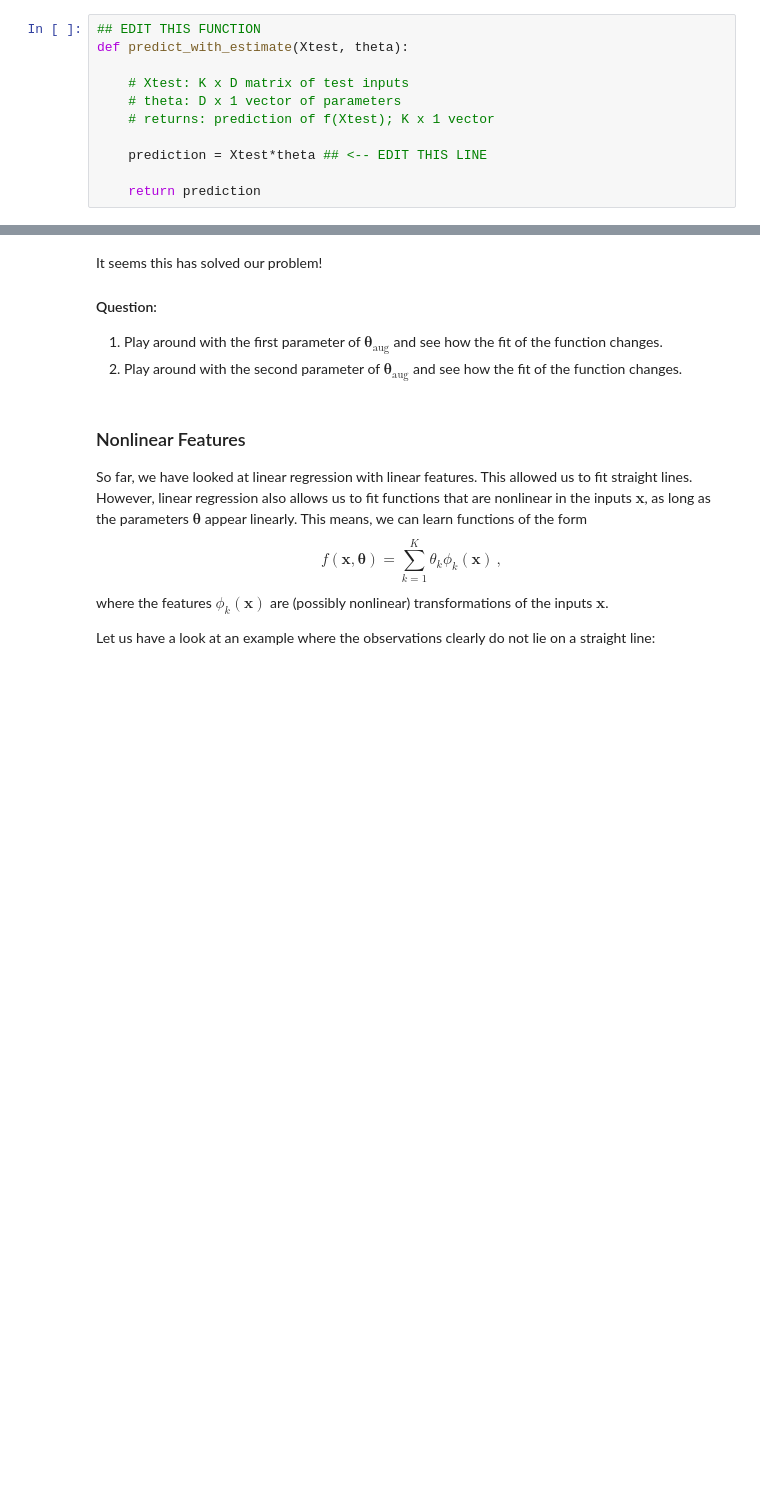
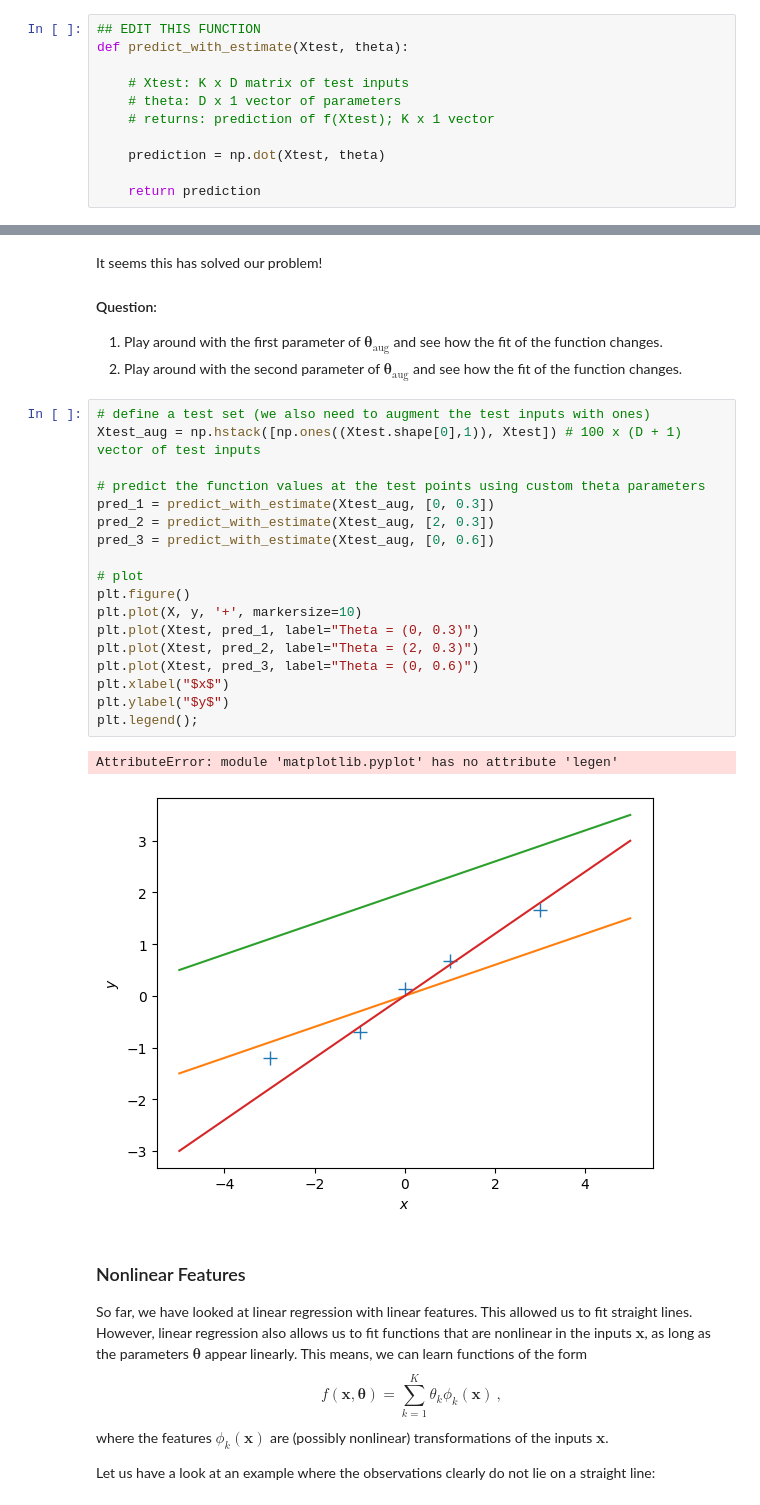
Before and after one commit to albamr09/MML, a Jupyter notebook: 09_Linear_Regression/tutorial_linear_regression.ipynb, the cells around one changed output, grey strips where cells are left out. Drawn from its saved outputs; the diff is of its cells as text; blank space fills up the shorter version.

```diff
--- a/09_Linear_Regression/tutorial_linear_regression.ipynb
+++ b/09_Linear_Regression/tutorial_linear_regression.ipynb
@@ -72,7 +70,7 @@ def predict_with_estimate(Xtest, theta):
     # theta: D x 1 vector of parameters
     # returns: prediction of f(Xtest); K x 1 vector
 
-    prediction = Xtest*theta ## <-- EDIT THIS LINE
+    prediction = np.dot(Xtest, theta)
 
     return prediction
 # %% [markdown]
@@ -239,6 +247,27 @@ It seems this has solved our problem!
 #### Question:
 1. Play around with the first parameter of $\boldsymbol\theta_{\text{aug}}$ and see how the fit of the function changes.
 2. Play around with the second parameter of $\boldsymbol\theta_{\text{aug}}$ and see how the fit of the function changes.
+# %%
+# define a test set (we also need to augment the test inputs with ones)
+Xtest_aug = np.hstack([np.ones((Xtest.shape[0],1)), Xtest]) # 100 x (D + 1) vector of test inputs
+
+# predict the function values at the test points using custom theta parameters
+pred_1 = predict_with_estimate(Xtest_aug, [0, 0.3])
+pred_2 = predict_with_estimate(Xtest_aug, [2, 0.3])
+pred_3 = predict_with_estimate(Xtest_aug, [0, 0.6])
+
+# plot
+plt.figure()
+plt.plot(X, y, '+', markersize=10)
+plt.plot(Xtest, pred_1, label="Theta = (0, 0.3)")
+plt.plot(Xtest, pred_2, label="Theta = (2, 0.3)")
+plt.plot(Xtest, pred_3, label="Theta = (0, 0.6)")
+plt.xlabel("$x$")
+plt.ylabel("$y$")
+plt.legend();
+# %% [output]
+AttributeError: module 'matplotlib.pyplot' has no attribute 'legen'
+[figure, added]
 # %% [markdown]
 ### Nonlinear Features
 So far, we have looked at linear regression with linear features. This allowed us to fit straight lines. However, linear regression also allows us to fit functions that are nonlinear in the inputs $\boldsymbol x$, as long as the parameters $\boldsymbol\theta$ appear linearly. This means, we can learn functions of the form
```
Also changed, not shown: parts of 6 cells of this notebook.
